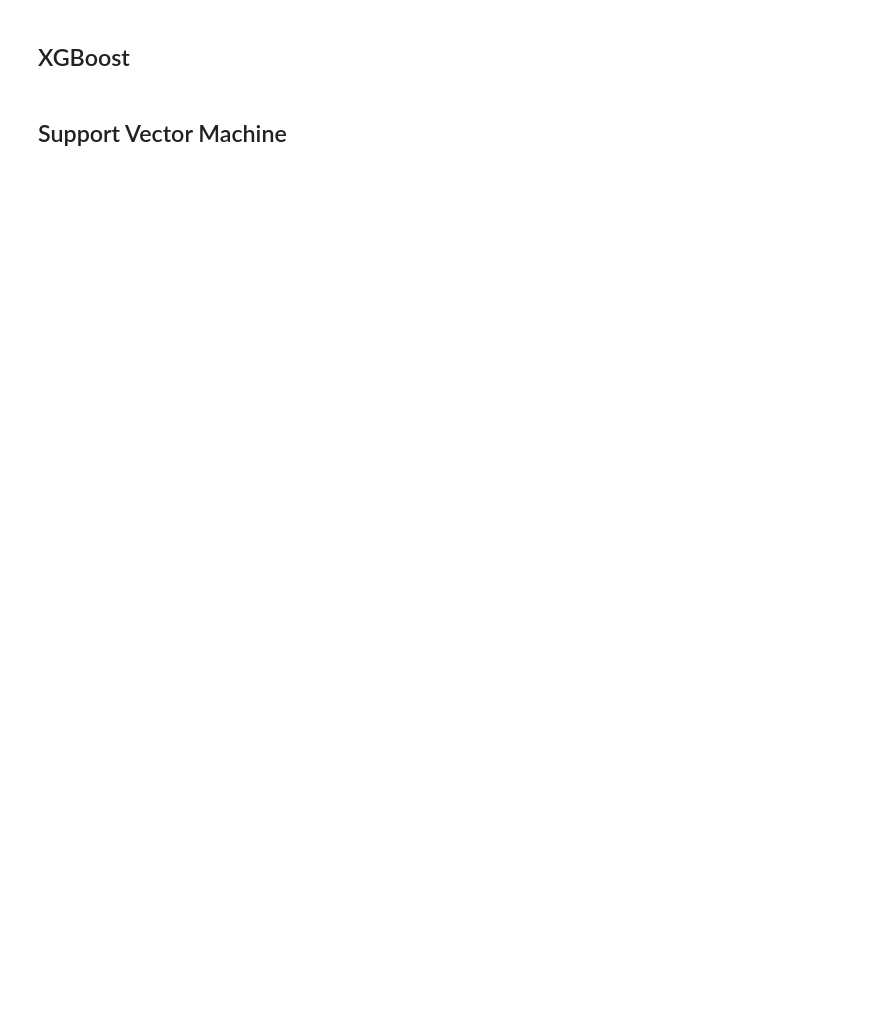
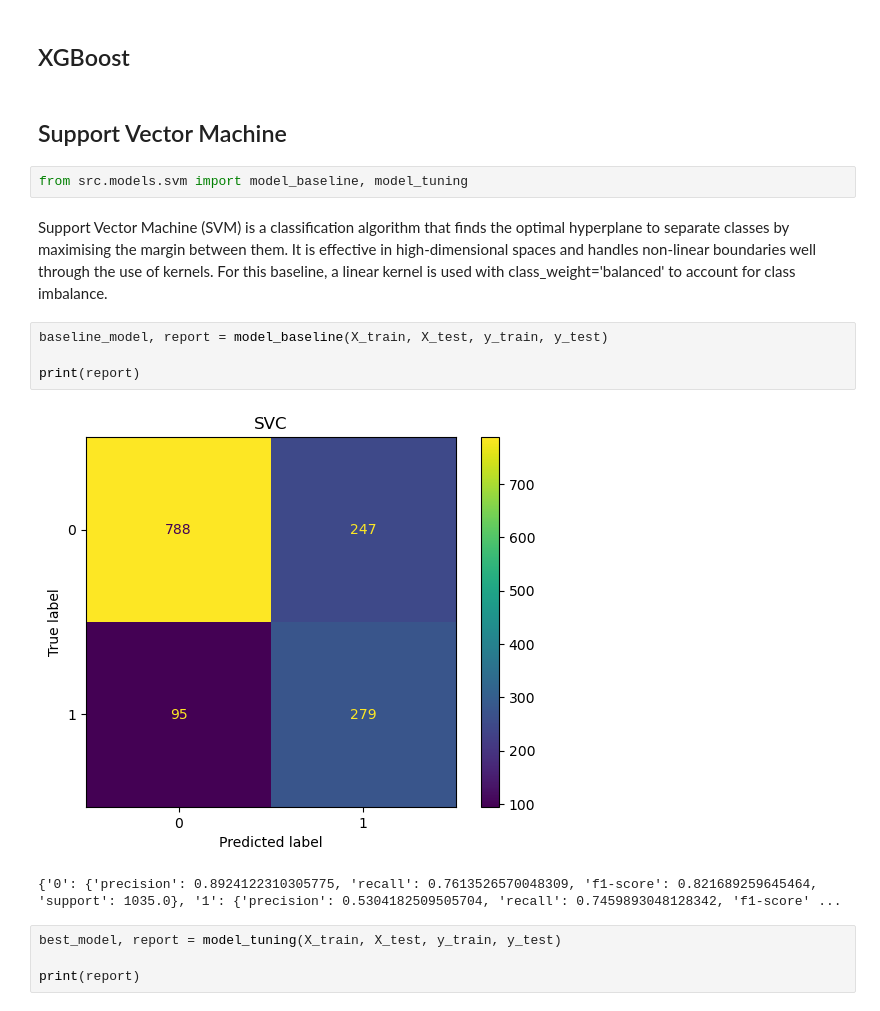
Before and after one commit to anarmsilva10/customer_churn, a Jupyter notebook: notebooks/04_models.ipynb, the cells around one changed output. Saved outputs shown, nothing was run; the diff lists cells and outputs as text; blank space fills up the shorter version.

Commit message:
rewrite random forest results and set up random_state to have always the same split data set; svm baseline model results; model_tuning() implementation

```diff
--- a/notebooks/04_models.ipynb
+++ b/notebooks/04_models.ipynb
@@ -76,3 +81,18 @@ The max_depth=10 constraint and leaf regularisation prevent the trees from memor
 ## XGBoost
 # %% [markdown]
 ## Support Vector Machine
+# %%
+from src.models.svm import model_baseline, model_tuning
+# %% [markdown]
+Support Vector Machine (SVM) is a classification algorithm that finds the optimal hyperplane to separate classes by maximising the margin between them. It is effective in high-dimensional spaces and handles non-linear boundaries well through the use of kernels. For this baseline, a linear kernel is used with class_weight='balanced' to account for class imbalance.
+# %%
+baseline_model, report = model_baseline(X_train, X_test, y_train, y_test)
+
+print(report)
+# %% [output]
+[figure, added]
+{'0': {'precision': 0.8924122310305775, 'recall': 0.7613526570048309, 'f1-score': 0.821689259645464, 'support': 1035.0}, '1': {'precision': 0.5304182509505704, 'recall': 0.7459893048128342, 'f1-score' ...
+# %%
+best_model, report = model_tuning(X_train, X_test, y_train, y_test)
+
+print(report)
```
Also changed, not shown: parts of 6 cells of this notebook, 3 other files.
